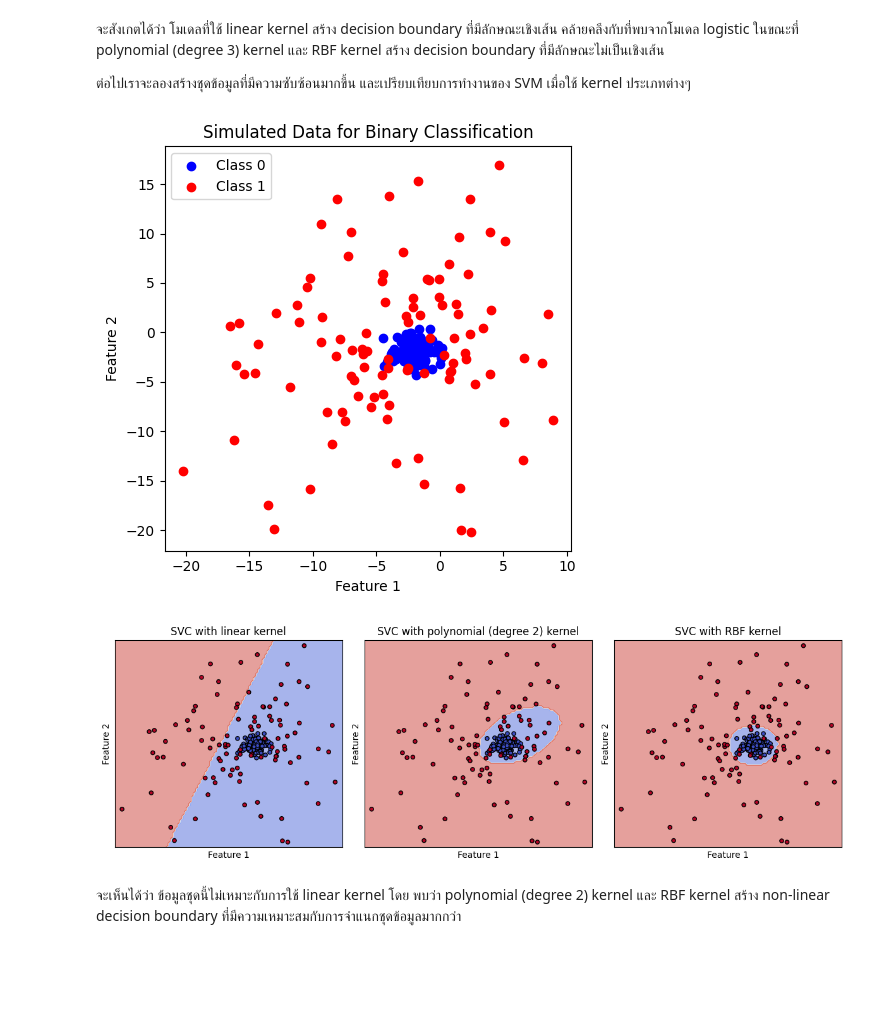
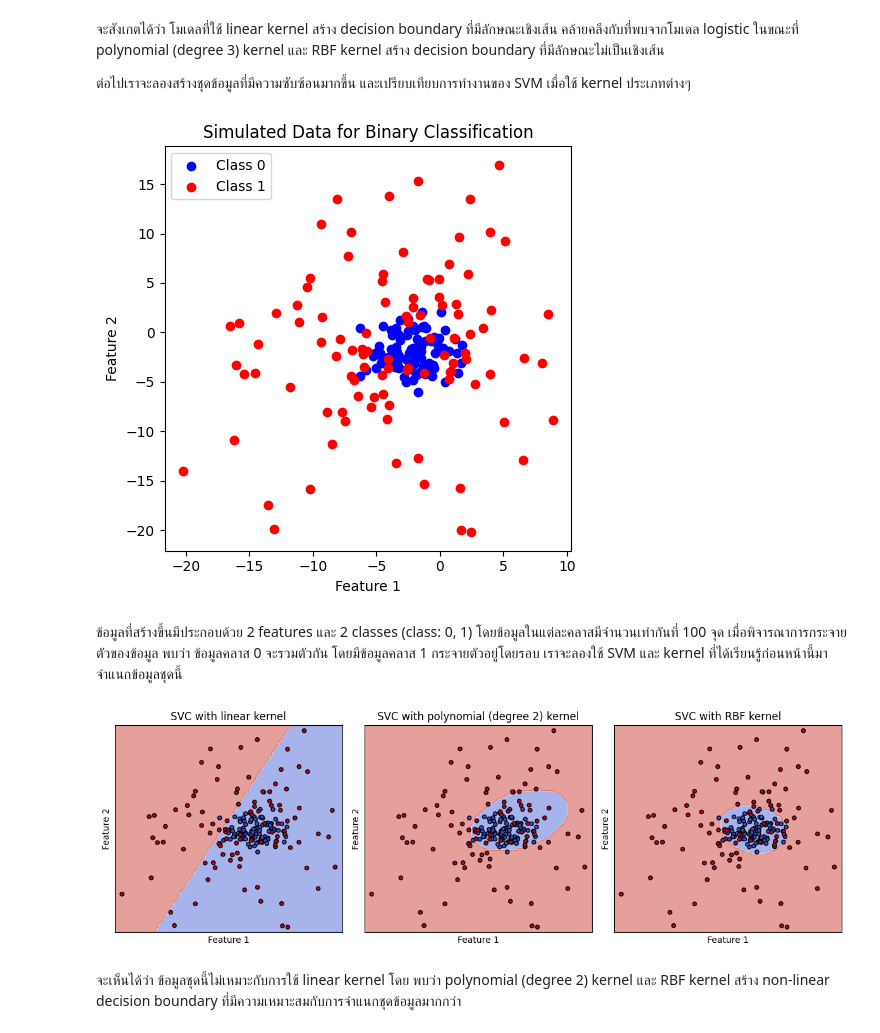
Before and after one commit to ichatnun/brainCodeCamp2023, a Jupyter notebook: Fundamentals/MachineLearning/svm.ipynb, the cells around one changed output. Cells and saved outputs as stored; diff of their text form; code cells hidden in the pictures; blank space fills up the shorter version.

```diff
--- a/Fundamentals/MachineLearning/svm.ipynb
+++ b/Fundamentals/MachineLearning/svm.ipynb
@@ -214,30 +214,32 @@ plt.show()
 # %%
 # ทดลองสร้างข้อมูลโดยการเรียกใช้ generate_multi_class_dataset
 # กำหนด จำนวนคลาส
 n_classes = 2
 
 # กำหนดช่วงค่า Mean และ standard deviation สำหรับแต่ละคลาส
 mean_class = [[-2,-2], [-2,-2]]
-std_class  = [[1,1], [7,7]]
+std_class  = [[1.75,1.75], [7,7]]
 
 # กำหนดจำนวนข้อมูล สำหรับแต่ละคลาส
 n_samples = 100
 
 # ทำการสร้างชุดข้อมูล
 x, y = generate_multi_class_dataset(n_classes, mean_class, std_class,n_samples)
 
 # Plot ข้อมูล x, y ที่มีอยู่
 plt.figure(figsize = (5,5))
 plt.scatter(x[y==0, 0], x[y==0, 1], c='b', label='Class 0')
 plt.scatter(x[y==1, 0], x[y==1, 1], c='r', label='Class 1')
 plt.xlabel('Feature 1')
 plt.ylabel('Feature 2')
 plt.title('Simulated Data for Binary Classification')
 plt.legend()
 plt.tight_layout()
 plt.show()
 # %% [output]
-[figure, old version]
+[figure, new version]
+# %% [markdown]
+ข้อมูลที่สร้างขึ้นมีประกอบด้วย 2 features และ 2 classes (class: 0, 1) โดยข้อมูลในแต่ละคลาสมีจำนวนเท่ากันที่ 100 จุด เมื่อพิจารณาการกระจายตัวของข้อมูล พบว่า ข้อมูลคลาส 0 จะรวมตัวกัน โดยมีข้อมูลคลาส 1 กระจายตัวอยู่โดยรอบ  เราจะลองใช้ SVM และ kernel ที่ได้เรียนรู้ก่อนหน้านี้มาจำแนกข้อมูลชุดนี้
 # %%
 # สร้างชุดโมเดล
 models = (SVC(kernel='linear', random_state=RANDOM_SEED),
@@ -273,7 +275,7 @@ for clf, title, ax in zip(models, titles, axes.flatten()):
 plt.tight_layout()
 plt.show()
 # %% [output]
-[figure, old version]
+[figure, new version]
 # %% [markdown]
 จะเห็นได้ว่า ข้อมูลชุดนี้ไม่เหมาะกับการใช้ linear kernel โดย พบว่า polynomial (degree 2) kernel และ RBF kernel สร้าง non-linear decision boundary ที่มีความเหมาะสมกับการจำแนกชุดข้อมูลมากกว่า
 # %% [markdown]
```
Also changed, not shown: parts of 9 cells of this notebook.
